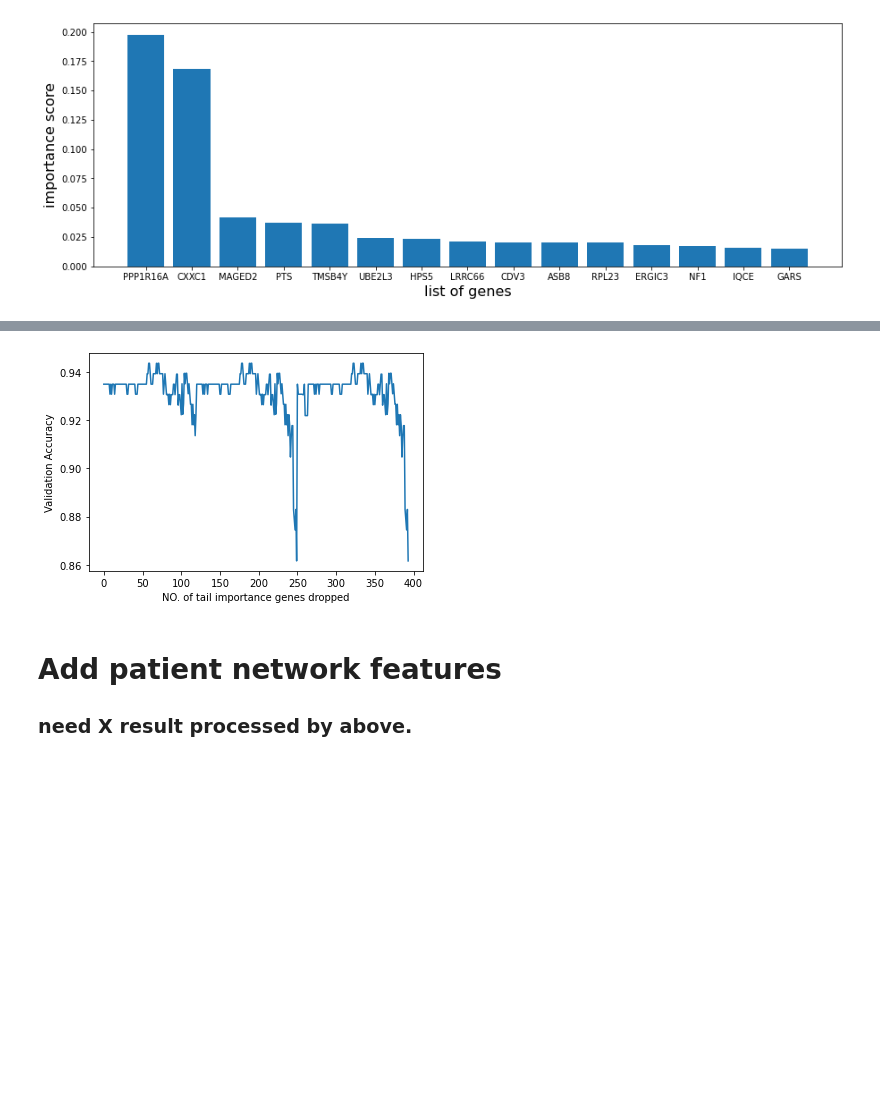
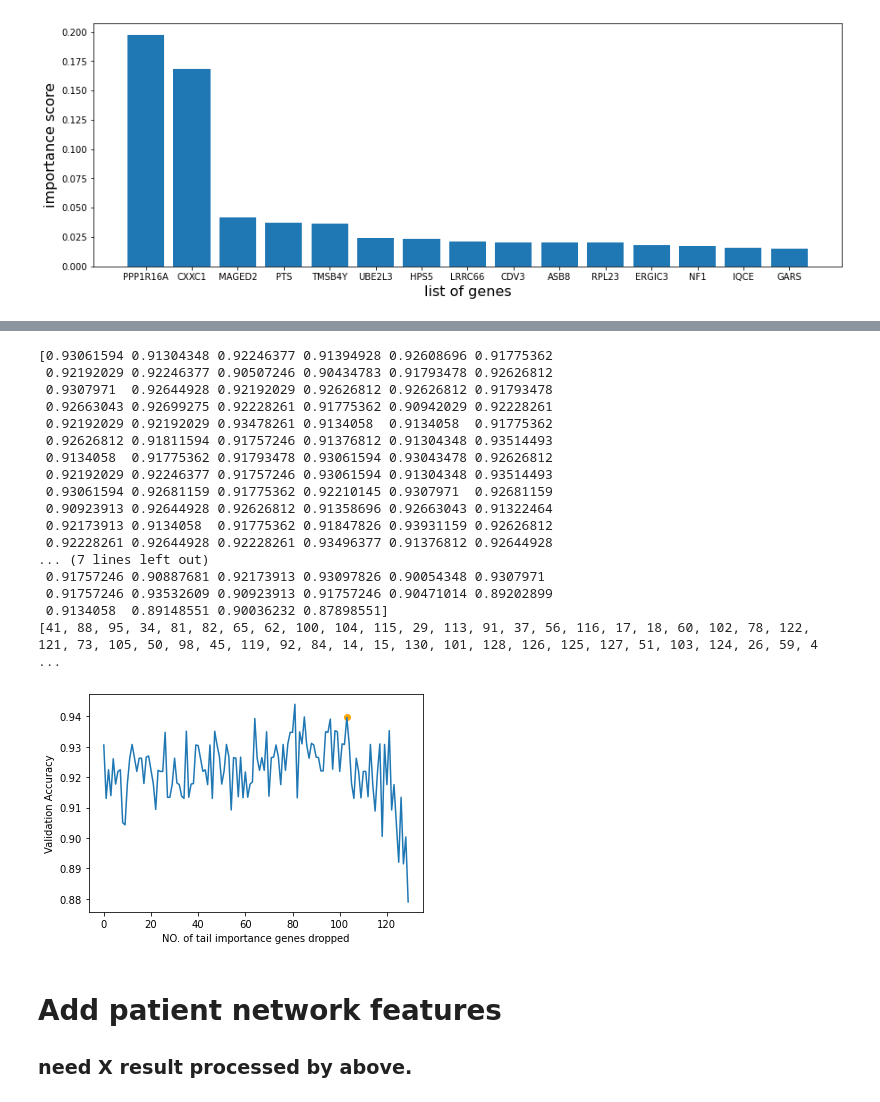
Before and after one commit to zcablii/Master_cancer_project, a Jupyter notebook: Gene_Network.ipynb, the cells around one changed output, grey strips where cells are left out. Drawn from its saved outputs; the diff is of its cells as text; code cells hidden in the pictures; blank space fills up the shorter version.

```diff
--- a/Gene_Network.ipynb
+++ b/Gene_Network.ipynb
@@ -654,35 +947,3 @@ plt.xlabel('list of genes', fontsize=16)
 [0.02014277, 0.018374829, 0.04200656, 0.015146018, 0.024216356, 0.020526273, 0.19745463, 0.03737781, 0.16880408, 0.020510497, 0.015868604, 0.017415376, 0.0236202, 0.036454737, 0.0210847]
 Text(0.5, 0, 'list of genes')
 [figure]
-# %%
-
-genes_df = pd.DataFrame({'index':np.arange(len(importance)),'importance':importance})
-# print(genes_df)
-genes_df = genes_df.sort_values(by='importance',axis=0,ascending=[False])
-sorted_index_by_importance = list(genes_df['index'])
-# print(list(genes_df['index']))
-# print(list(genes_df['importance']))
-# print(sorted_index_by_importance[-1])
-# print(X.drop(columns=[1]).columns)
-# print(X.)
-
-def drop_last_importance_gene(current_gene_X, drop_index):
-    res_X = current_gene_X.drop(columns=[drop_index])
-    return res_X
-
-accs = []
-for i in range(130):
-    last_important_gene_id = sorted_index_by_importance.pop(-1)
-    print(last_important_gene_id)
-    X = drop_last_importance_gene(X, last_important_gene_id)
-    print(X.shape[1])
-    model = XGBClassifier()
-    # kfold = KFold(n_splits=10,shuffle=True)
-
-    results = cross_val_score(model, X, y, cv=10) # same data split for each loop
-    print("Accuracy: %.2f%% (%.2f%%)" % (results.mean()*100, results.std()*100))
-
-    accs.append(results.mean())
-#     y_pred = cross_val_predict(model, X, y, cv=10)
-#     conf_mat = confusion_matrix(y, y_pred)
-#     print(conf_mat)
@@ -707,11 +1056,35 @@ Accuracy: 86.16% (3.73%)
 # %%
+accs = np.mean(lp_acc,axis=0)
+print(accs)
+print(gene_taken_off_sequence)
 plt.figure()
 plt.xlabel('NO. of tail importance genes dropped')
 plt.ylabel('Validation Accuracy')
 plt.plot(np.arange(len(accs)), accs)
+plt.scatter(103, accs[103], color = 'orange')
+# plt.scatter(123, accs[123], color = 'y')
 plt.show()
+# drop_index = gene_taken_off_sequence[:-26] for good prediction.
+# drop_index = gene_taken_off_sequence[:-8] for testing patient net features
 # %% [output]
+[0.93061594 0.91304348 0.92246377 0.91394928 0.92608696 0.91775362
+ 0.92192029 0.92246377 0.90507246 0.90434783 0.91793478 0.92626812
+ 0.9307971  0.92644928 0.92192029 0.92626812 0.92626812 0.91793478
+ 0.92663043 0.92699275 0.92228261 0.91775362 0.90942029 0.92228261
+ 0.92192029 0.92192029 0.93478261 0.9134058  0.9134058  0.91775362
+ 0.92626812 0.91811594 0.91757246 0.91376812 0.91304348 0.93514493
+ 0.9134058  0.91775362 0.91793478 0.93061594 0.93043478 0.92626812
+ 0.92192029 0.92246377 0.91757246 0.93061594 0.91304348 0.93514493
+ 0.93061594 0.92681159 0.91775362 0.92210145 0.9307971  0.92681159
+ 0.90923913 0.92644928 0.92626812 0.91358696 0.92663043 0.91322464
+ 0.92173913 0.9134058  0.91775362 0.91847826 0.93931159 0.92626812
+ 0.92228261 0.92644928 0.92228261 0.93496377 0.91376812 0.92644928
+... (7 lines left out)
+ 0.91757246 0.90887681 0.92173913 0.93097826 0.90054348 0.9307971
+ 0.91757246 0.93532609 0.90923913 0.91757246 0.90471014 0.89202899
+ 0.9134058  0.89148551 0.90036232 0.87898551]
+[41, 88, 95, 34, 81, 82, 65, 62, 100, 104, 115, 29, 113, 91, 37, 56, 116, 17, 18, 60, 102, 78, 122, 121, 73, 105, 50, 98, 45, 119, 92, 84, 14, 15, 130, 101, 128, 126, 125, 127, 51, 103, 124, 26, 59, 4 ...
-[figure, old version]
+[figure, new version]
 # %% [markdown]
 # Add patient network features
 ### need X result processed by above.
```
Also changed, not shown: parts of 26 cells of this notebook, 3 other files.
